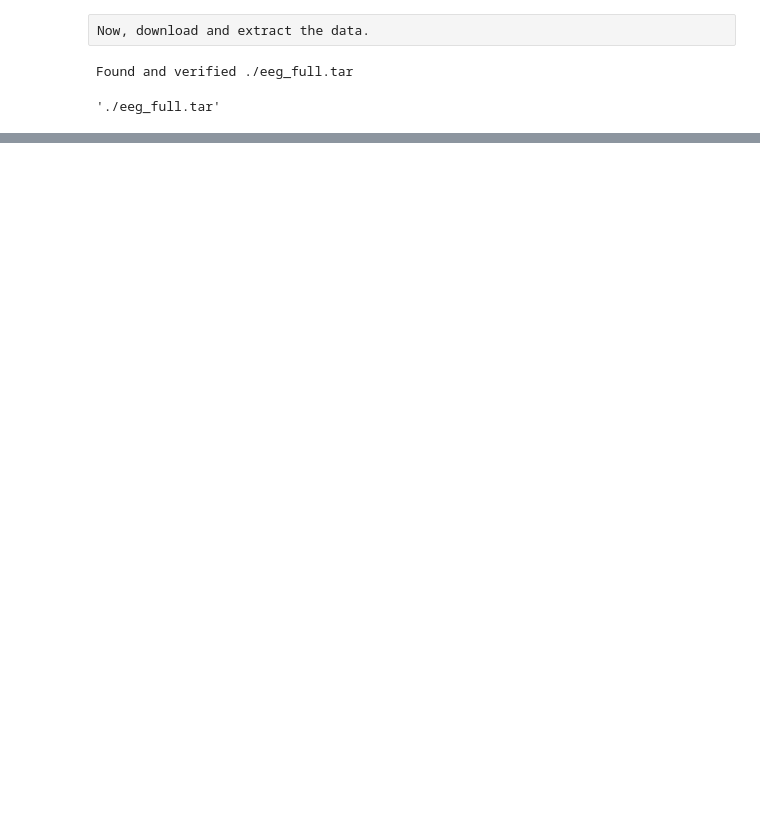
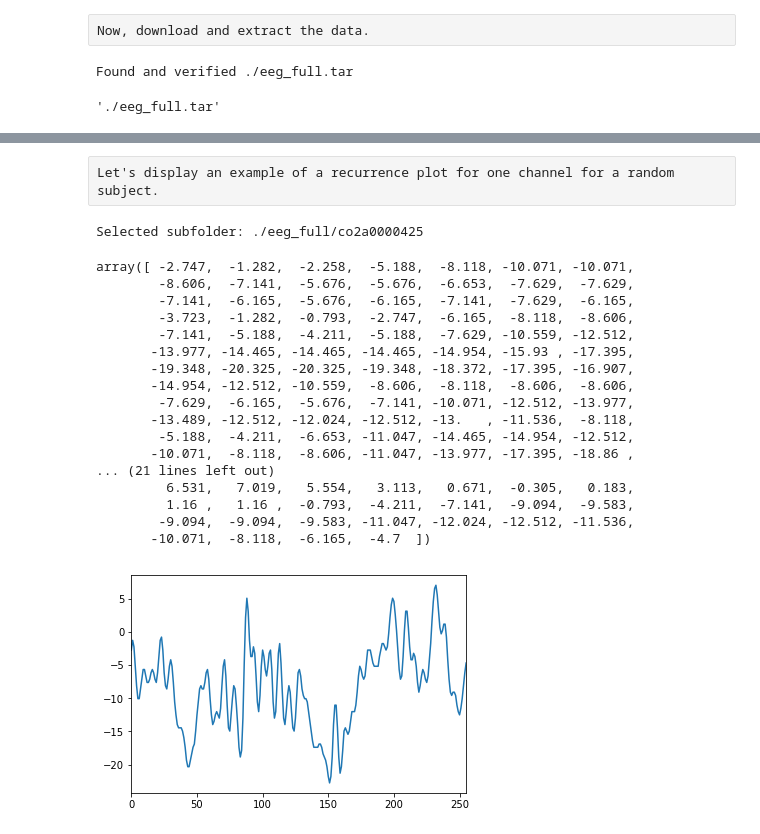
Before and after one commit to mirgee/eeg_analysis, a Jupyter notebook: EEG.ipynb, the cells around one changed output, grey strips where cells are left out. Saved outputs shown, nothing was run; the diff lists cells and outputs as text; code cells hidden in the pictures; blank space fills up the shorter version.

Commit message:
Extraction of time series from random folder, plotting RP, extracting features, and filling the large training dataframe.

```diff
--- a/EEG.ipynb
+++ b/EEG.ipynb
@@ -101,3 +100,41 @@ Going down folder /home/miroslav/Source/EEG/eeg_full/co2a0000371
 /home/miroslav/Source/EEG/eeg_full/co2a0000371/co2a0000371.rd.014 already extracted
 Going down folder /home/miroslav/Source/EEG/eeg_full/co2a0000381
 /home/miroslav/Source/EEG/eeg_full/co2a0000381/co2a0000381.rd.077 already extracted
+# %% [raw]
+Let's display an example of a recurrence plot for one channel for a random subject.
+# %%
+# Extract the time series
+def extract_random_data_series(folder):
+    selected_subfolder = \
+        random.choice([os.path.join(folder, x) for x in os.listdir(folder) if os.path.isdir(os.path.join(folder, x))])
+    print('Selected subfolder: %s' % (selected_subfolder))
+    selected_file = \
+        random.choice([os.path.join(selected_subfolder, x) for x in os.listdir(selected_subfolder) if
+                       os.path.isfile(os.path.join(selected_subfolder, x)) and not x.endswith(".gz")])
+    df = pd.read_table(selected_file, skiprows=5, names=['chan', 'ind', 'val'], delim_whitespace=True, usecols=range(1,4))
+    df = df.loc[df['chan'] == 'FP1']
+    return df['val']
+
+random_ts = extract_random_data_series(r'./eeg_full')
+random_ts.plot();
+random_ts
+# %% [output]
+Selected subfolder: ./eeg_full/co2a0000425
+array([ -2.747,  -1.282,  -2.258,  -5.188,  -8.118, -10.071, -10.071,
+        -8.606,  -7.141,  -5.676,  -5.676,  -6.653,  -7.629,  -7.629,
+        -7.141,  -6.165,  -5.676,  -6.165,  -7.141,  -7.629,  -6.165,
+        -3.723,  -1.282,  -0.793,  -2.747,  -6.165,  -8.118,  -8.606,
+        -7.141,  -5.188,  -4.211,  -5.188,  -7.629, -10.559, -12.512,
+       -13.977, -14.465, -14.465, -14.465, -14.954, -15.93 , -17.395,
+       -19.348, -20.325, -20.325, -19.348, -18.372, -17.395, -16.907,
+       -14.954, -12.512, -10.559,  -8.606,  -8.118,  -8.606,  -8.606,
+        -7.629,  -6.165,  -5.676,  -7.141, -10.071, -12.512, -13.977,
+       -13.489, -12.512, -12.024, -12.512, -13.   , -11.536,  -8.118,
+        -5.188,  -4.211,  -6.653, -11.047, -14.465, -14.954, -12.512,
+       -10.071,  -8.118,  -8.606, -11.047, -13.977, -17.395, -18.86 ,
+... (21 lines left out)
+         6.531,   7.019,   5.554,   3.113,   0.671,  -0.305,   0.183,
+         1.16 ,   1.16 ,  -0.793,  -4.211,  -7.141,  -9.094,  -9.583,
+        -9.094,  -9.094,  -9.583, -11.047, -12.024, -12.512, -11.536,
+       -10.071,  -8.118,  -6.165,  -4.7  ])
+[figure, added]
```
Also changed, not shown: parts of 9 cells of this notebook.
